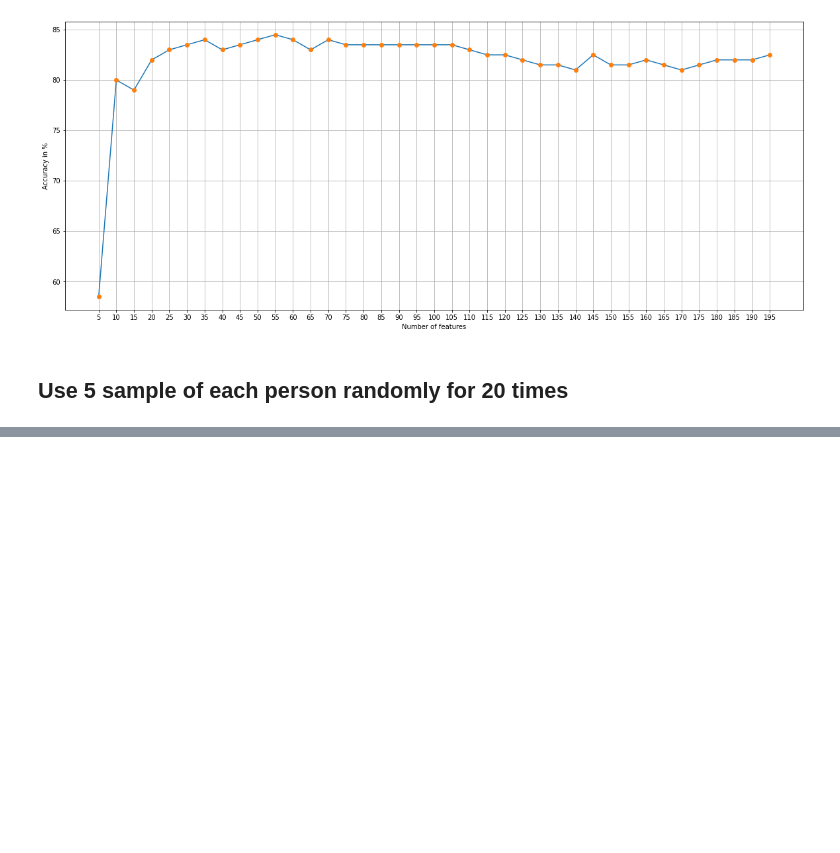
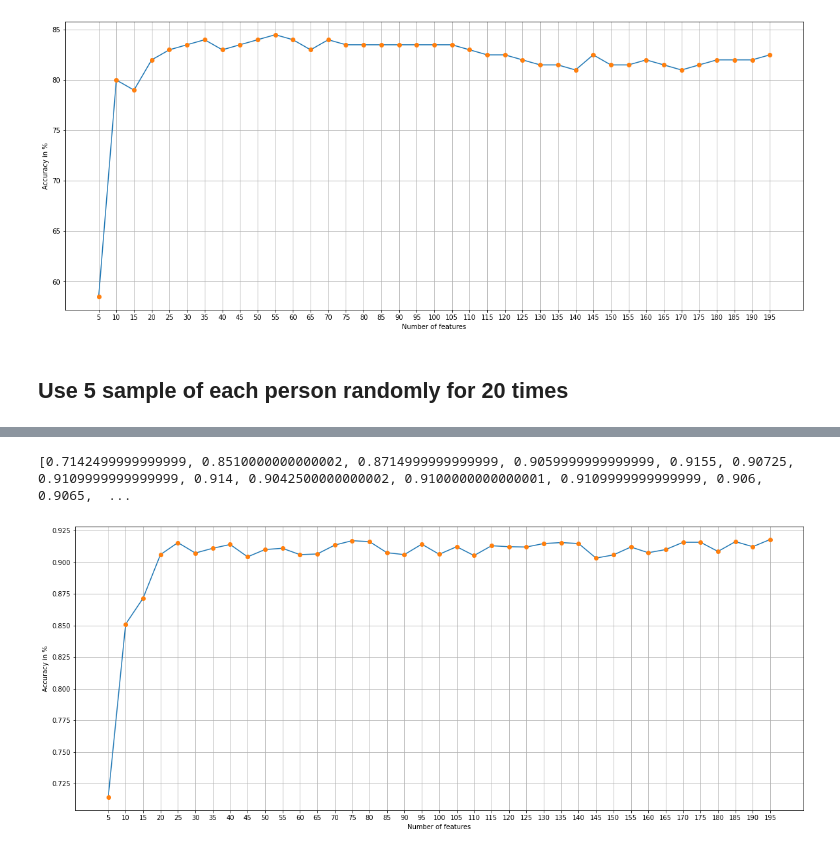
Before and after one commit to raffidil/data-mining-projects, a Jupyter notebook: att-face-train-practice/HW1.ipynb, the cells around one changed output, grey strips where cells are left out. Cells and saved outputs as stored; diff of their text form; code cells hidden in the pictures; blank space fills up the shorter version.

Commit message:
add knn for random trainlist

```diff
--- a/att-face-train-practice/HW1.ipynb
+++ b/att-face-train-practice/HW1.ipynb
@@ -132,0 +206,14 @@ plt.show()
+# %%
+print(accuracies_in_random_trainlist)
+
+fig = plt.figure(figsize=(20,8))
+plt.plot(number_of_features_in_random_trainlist,accuracies_in_random_trainlist)
+plt.plot(number_of_features_in_random_trainlist,accuracies_in_random_trainlist,'o')
+plt.xlabel("Number of features")
+plt.ylabel("Accuracy in %")
+plt.xticks(number_of_features)
+plt.grid()
+plt.show()
+# %% [output]
+[0.7142499999999999, 0.8510000000000002, 0.8714999999999999, 0.9059999999999999, 0.9155, 0.90725, 0.9109999999999999, 0.914, 0.9042500000000002, 0.9100000000000001, 0.9109999999999999, 0.906, 0.9065,  ...
+[figure, added]
```
Also changed, not shown: parts of 5 cells of this notebook.
